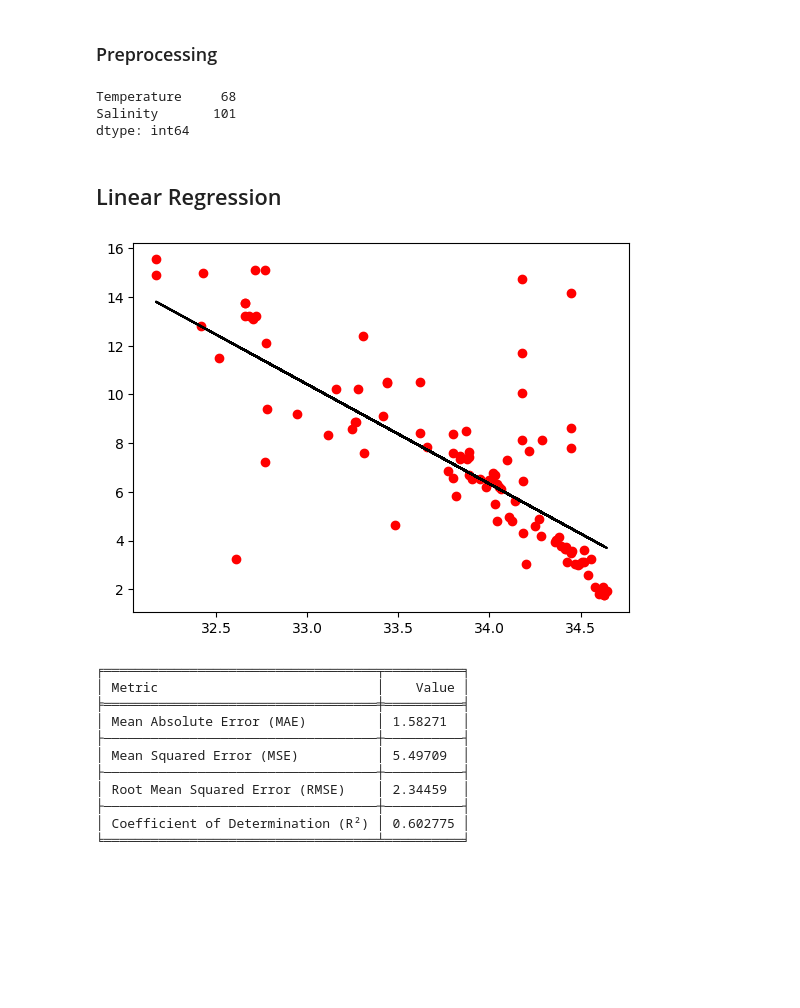
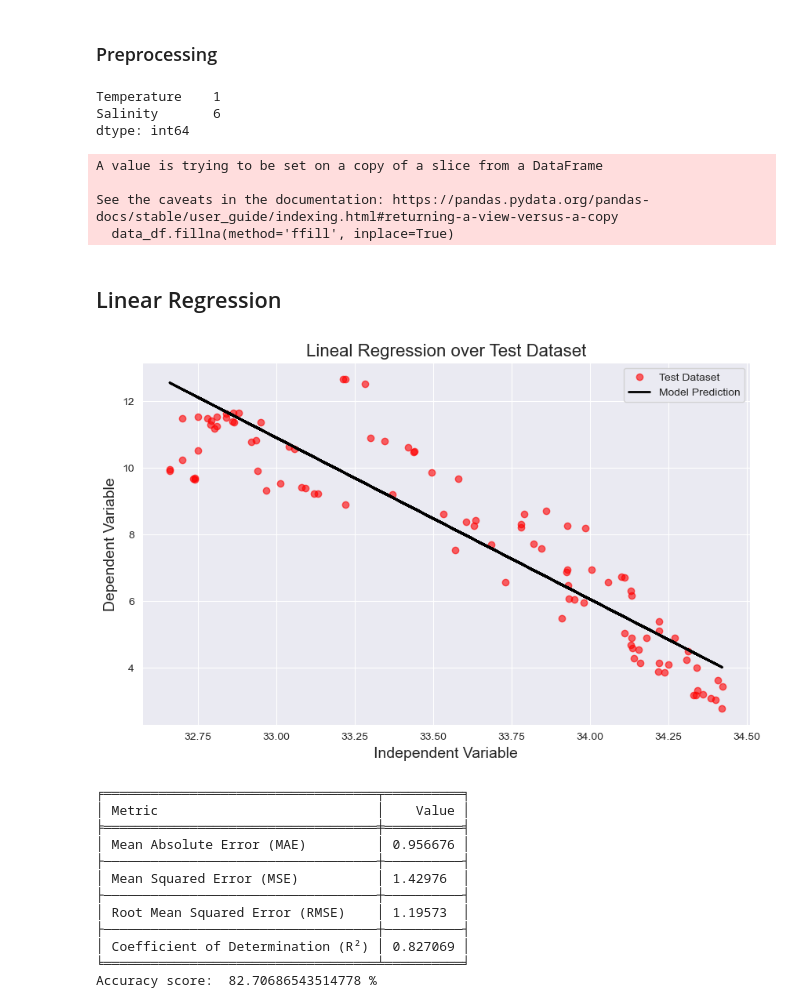
Before and after one commit to sofff24/ML-Templates, a Jupyter notebook: Regression/Linear Regression.ipynb, the cells around one changed output. Saved outputs shown, nothing was run; the diff lists cells and outputs as text; code cells hidden in the pictures; blank space fills up the shorter version.

```diff
--- a/Regression/Linear Regression.ipynb
+++ b/Regression/Linear Regression.ipynb
@@ -79,24 +69,29 @@ bottle_df.head()
 ### Preprocessing
 # %%
 # see how many null values we have
-bottle_df.isnull().sum()
+data_df.isnull().sum()
 # %% [output]
-Temperature     68
-Salinity       101
+Temperature    1
+Salinity       6
 dtype: int64
 # %%
 
 # Drop NaN or missing input numbers
 
-bottle_df.fillna(method='ffill', inplace=True)
-#bottle_df.isnull().sum()
+data_df.fillna(method='ffill', inplace=True)
+#data_df.isnull().sum()
 # Features chose
 
-X = np.array(bottle_df['Salinity']).reshape(-1, 1)
-y = np.array(bottle_df['Temperature']).reshape(-1, 1)
+X = np.array(data_df['Salinity']).reshape(-1, 1)
+y = np.array(data_df['Temperature']).reshape(-1, 1)
 # Split data as %20 is test and %80 is train set
 
 X_train, X_test, y_train, y_test = train_test_split(X, y, test_size = 0.20, random_state = 42)
+# %% [output]
+A value is trying to be set on a copy of a slice from a DataFrame
+
+See the caveats in the documentation: https://pandas.pydata.org/pandas-docs/stable/user_guide/indexing.html#returning-a-view-versus-a-copy
+  data_df.fillna(method='ffill', inplace=True)
 # %% [markdown]
 ## Linear Regression
 # %%
@@ -106,16 +101,34 @@ lin_df = LinearRegression()
 lin_df.fit(X_train, y_train)
 
 dt_predict = lin_df.predict(X_test)                                     # Predict Linear Model
-# %%
-##### VISUALIZATION ###
-
-# Finally draw figure of Linear Regression Model
-
-plt.scatter(X_test, y_test, color='r')
-plt.plot(X_test, dt_predict, color='black')
-plt.show()
-# %% [output]
-[figure, removed]
+# %%
+import matplotlib.pyplot as plt
+import seaborn as sns
+
+##### VISUALIZATION #####
+sns.set_style('darkgrid')  # Estilo más atractivo
+
+# Crear la figura y los ejes
+fig, ax = plt.subplots(figsize=(10, 6))
+
+# Dibujar la dispersión de los datos de prueba
+scatter = ax.scatter(X_test, y_test, color='red', label='Test Dataset', alpha=0.6)
+
+# Dibujar la línea de predicción del modelo
+line = ax.plot(X_test, dt_predict, color='black', label='Model Prediction', linewidth=2)
+
+# Añadir títulos y etiquetas
+ax.set_title('Lineal Regression over Test Dataset', fontsize=16)
+ax.set_xlabel('Independent Variable', fontsize=14)
+ax.set_ylabel('Dependent Variable', fontsize=14)
+
+# Añadir una leyenda
+ax.legend()
+
+# Mostrar la figura
+plt.show()
+# %% [output]
+[figure, added]
 # %%
 ####### MEASURES ######
 
@@ -136,15 +149,19 @@ table = [["Mean Absolute Error (MAE)", mae],
 
 # Print the table
 print(tabulate(table, headers=["Metric", "Value"], tablefmt="fancy_grid"))
+
+
+print(f"Accuracy score: ",r2*100, "%")
 # %% [output]
 ╒═══════════════════════════════════╤══════════╕
 │ Metric                            │    Value │
 ╞═══════════════════════════════════╪══════════╡
-│ Mean Absolute Error (MAE)         │ 1.58271  │
+│ Mean Absolute Error (MAE)         │ 0.956676 │
 ├───────────────────────────────────┼──────────┤
-│ Mean Squared Error (MSE)          │ 5.49709  │
+│ Mean Squared Error (MSE)          │ 1.42976  │
 ├───────────────────────────────────┼──────────┤
-│ Root Mean Squared Error (RMSE)    │ 2.34459  │
+│ Root Mean Squared Error (RMSE)    │ 1.19573  │
 ├───────────────────────────────────┼──────────┤
-│ Coefficient of Determination (R²) │ 0.602775 │
+│ Coefficient of Determination (R²) │ 0.827069 │
 ╘═══════════════════════════════════╧══════════╛
+Accuracy score:  82.70686543514778 %
```
Also changed, not shown: parts of 3 cells of this notebook, 2 other files.
